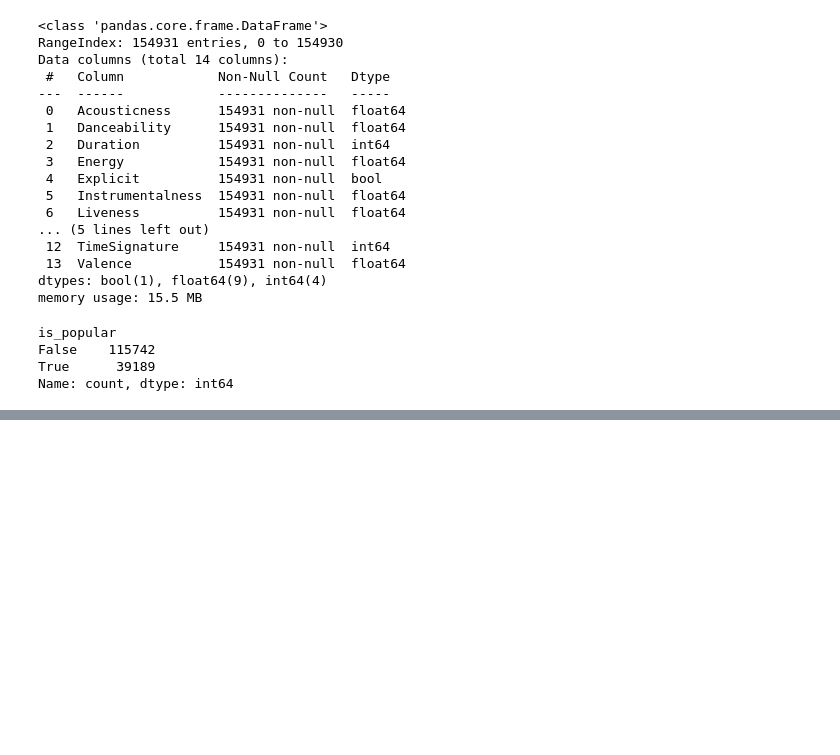
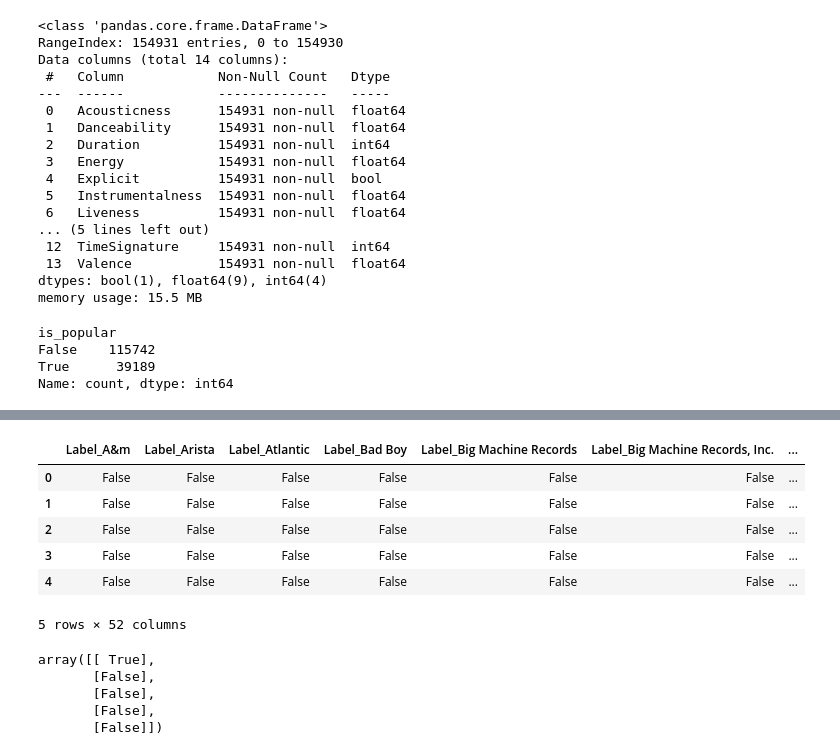
Before and after one commit to AlejandroChavezA00571497/Project04, a Jupyter notebook: Spotify analysis/Main_models.ipynb, the cells around one changed output, grey strips where cells are left out. Cells and saved outputs as stored; diff of their text form; code cells hidden in the pictures; blank space fills up the shorter version.

```diff
--- a/Spotify analysis/Main_models.ipynb
+++ b/Spotify analysis/Main_models.ipynb
@@ -871,0 +938,4 @@ Loss: 0.536716103553772, Accuracy: 0.7462887167930603
+# %%
+merged_df = pd.merge(attributes_df, certs_df, on=["Name", "Artist"], how ="inner")
+merged_df.dropna()
+merged_df.info()
@@ -871,0 +1006,9 @@ Loss: 0.536716103553772, Accuracy: 0.7462887167930603
+# %%
+labels_to_replace = list(merged_df["Label"].value_counts()[merged_df["Label"].value_counts() < 3].index)
+
+# Replace in dataframe
+for i in labels_to_replace:
+    merged_df['Label'] = merged_df['Label'].replace(i,"Other")
+
+# Check to make sure binning was successful
+merged_df['Label'].value_counts()
@@ -871,0 +1033,7 @@ Loss: 0.536716103553772, Accuracy: 0.7462887167930603
+# %%
+clean_merged_df_01 = merged_df.drop(columns=['Acousticness', 'Album', 'Artist', 'Danceability',
+       'Duration', 'Energy', 'Explicit', 'Instrumentalness', 'Liveness',
+       'Loudness', 'Mode', 'Name', 'Speechiness', 'Tempo',
+       'TimeSignature', 'Valence', 'RiaaStatus'])
+clean_merged_df_01 = pd.get_dummies(clean_merged_df_01)
+clean_merged_df_01.describe()
@@ -871,0 +1050,4 @@ Loss: 0.536716103553772, Accuracy: 0.7462887167930603
+# %%
+clean_merged_df_01["is_popular"] = (clean_merged_df_01["Popularity"] >= 49)
+clean_merged_df_01 = clean_merged_df_01.drop(columns= ["Popularity"])
+clean_merged_df_01.head(3)
@@ -871,0 +1060,21 @@ Loss: 0.536716103553772, Accuracy: 0.7462887167930603
+# %%
+X = clean_merged_df_01.copy()
+X.drop("is_popular", axis=1, inplace=True)
+X.head()
+# %% [output]
+|  | Label_A&m | Label_Arista | Label_Atlantic | Label_Bad Boy | Label_Big Machine Records | Label_Big Machine Records, Inc. | ... |
+| 0 | False | False | False | False | False | False | ... |
+| 1 | False | False | False | False | False | False | ... |
+| 2 | False | False | False | False | False | False | ... |
+| 3 | False | False | False | False | False | False | ... |
+| 4 | False | False | False | False | False | False | ... |
+5 rows × 52 columns
+# %%
+y = clean_merged_df_01["is_popular"].values.reshape(-1, 1)
+y[:5]
+# %% [output]
+array([[ True],
+       [False],
+       [False],
+       [False],
+       [False]])
```
Also changed, not shown: parts of 26 cells of this notebook, 1 other file.
